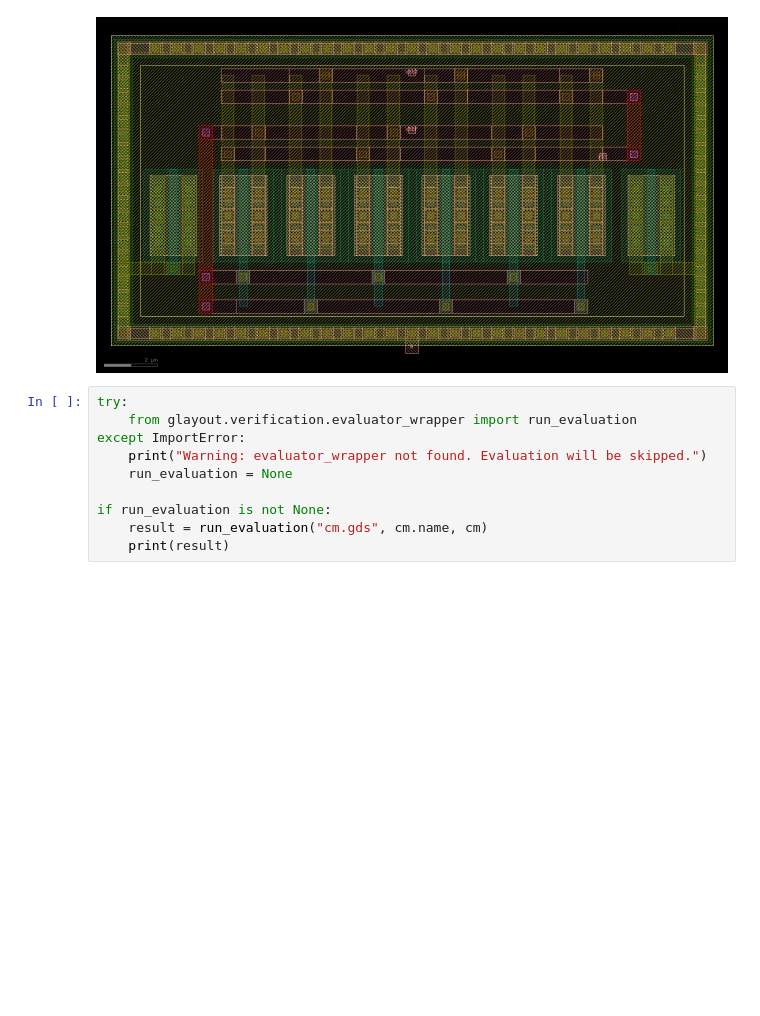
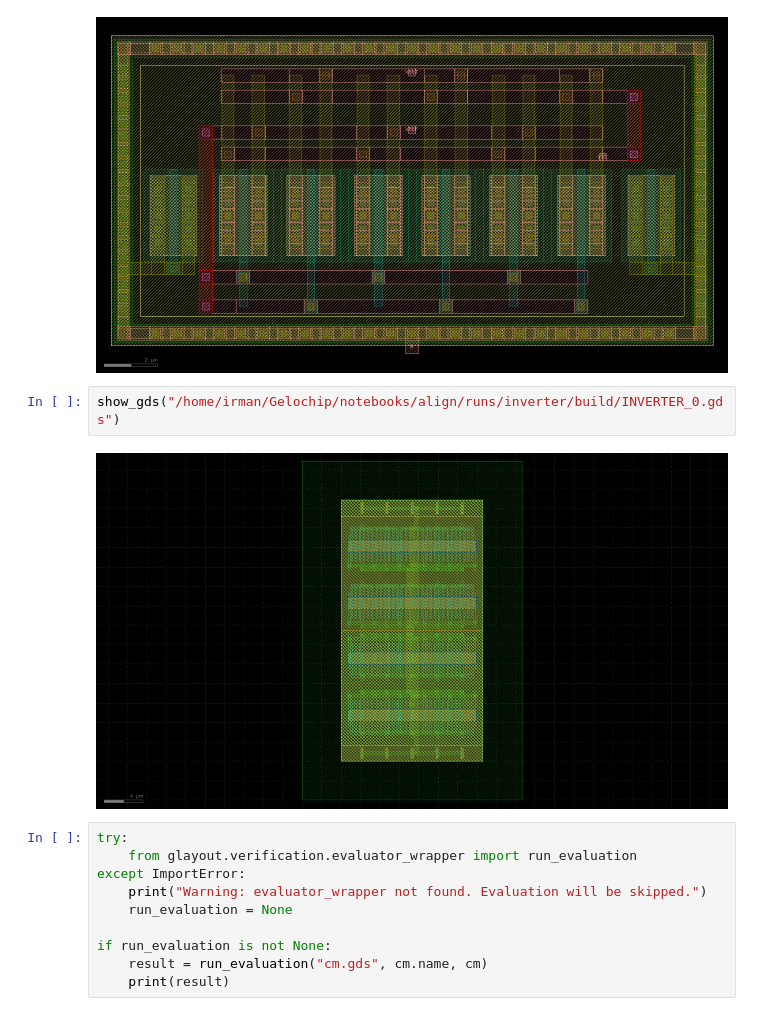
Before and after one commit to adeirman46/Gelochip, a Jupyter notebook: data/circuits/current_mirror/current_mirror.ipynb, the cells around one changed output. Saved outputs shown, nothing was run; the diff lists cells and outputs as text; blank space fills up the shorter version.

```diff
--- a/data/circuits/current_mirror/current_mirror.ipynb
+++ b/data/circuits/current_mirror/current_mirror.ipynb
@@ -331,6 +335,10 @@ Sourcing design .magicrc for technology gf180mcuD ...
 LVS: LVS run succeeded
 Errors found in LVS report: /tmp/tmppncbcldk/CMIRROR_lvs.rpt
 [figure]
+# %%
+show_gds("/home/irman/Gelochip/notebooks/align/runs/inverter/build/INVERTER_0.gds")
+# %% [output]
+[figure, added]
 # %%
 try:
     from glayout.verification.evaluator_wrapper import run_evaluation
```
Also changed, not shown: parts of 1 cell of this notebook, 28 other files.
